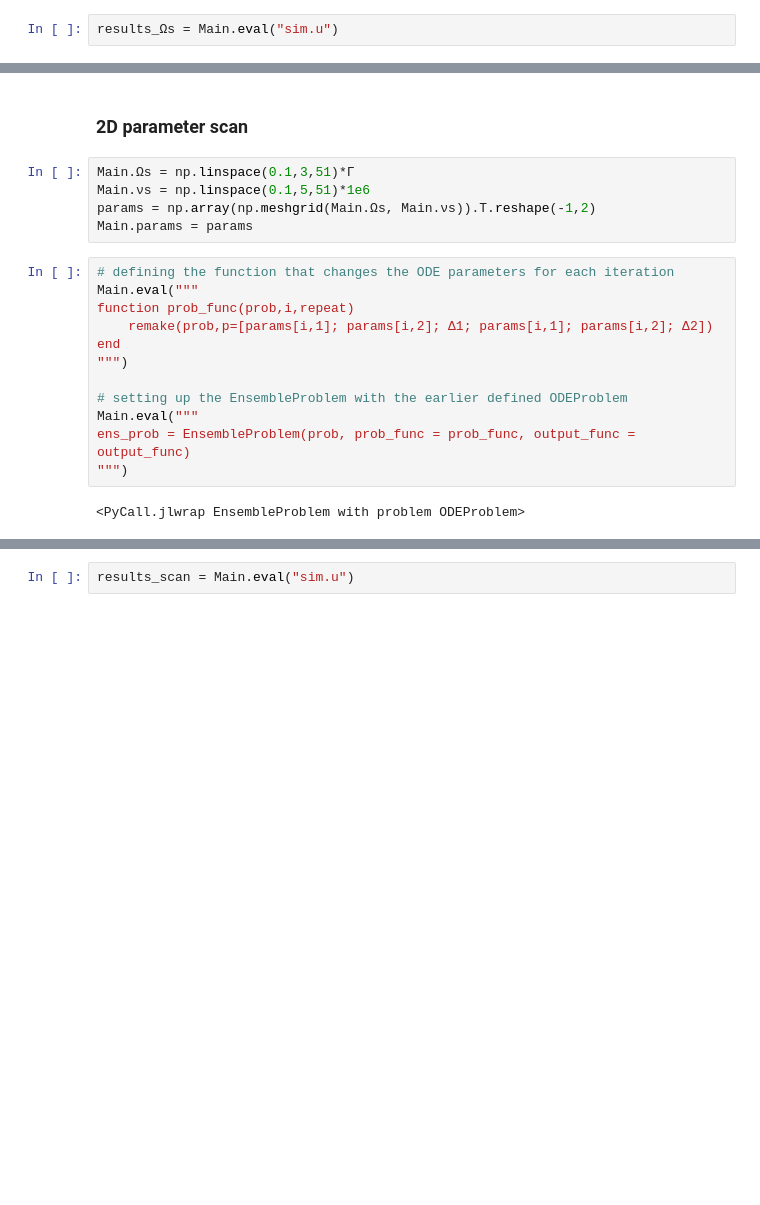
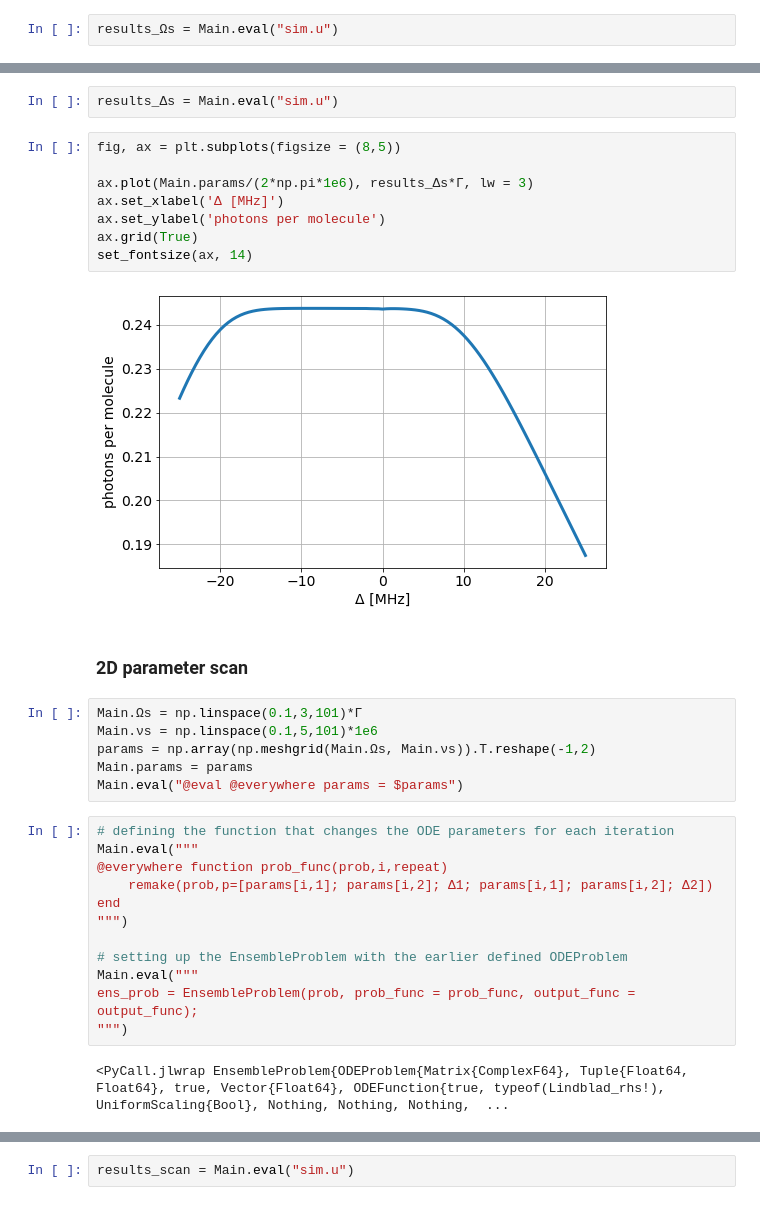
Before and after one commit to ograsdijk/optical-bloch, a Jupyter notebook: Amherst Cycling Transition.ipynb, the cells around one changed output, grey strips where cells are left out. Drawn from its saved outputs; the diff is of its cells as text; blank space fills up the shorter version.

```diff
--- a/Amherst Cycling Transition.ipynb
+++ b/Amherst Cycling Transition.ipynb
@@ -732,22 +794,35 @@ set_fontsize(ax, 14)
+# %%
+results_Δs = Main.eval("sim.u")
+# %%
+fig, ax = plt.subplots(figsize = (8,5))
+
+ax.plot(Main.params/(2*np.pi*1e6), results_Δs*Γ, lw = 3)
+ax.set_xlabel('Δ [MHz]')
+ax.set_ylabel('photons per molecule')
+ax.grid(True)
+set_fontsize(ax, 14)
+# %% [output]
+[figure, added]
 # %% [markdown]
 ### 2D parameter scan
 # %%
-Main.Ωs = np.linspace(0.1,3,51)*Γ
-Main.νs = np.linspace(0.1,5,51)*1e6
+Main.Ωs = np.linspace(0.1,3,101)*Γ
+Main.νs = np.linspace(0.1,5,101)*1e6
 params = np.array(np.meshgrid(Main.Ωs, Main.νs)).T.reshape(-1,2)
 Main.params = params
+Main.eval("@eval @everywhere params = $params")
 # %%
 # defining the function that changes the ODE parameters for each iteration
 Main.eval("""
-function prob_func(prob,i,repeat)
+@everywhere function prob_func(prob,i,repeat)
     remake(prob,p=[params[i,1]; params[i,2]; Δ1; params[i,1]; params[i,2]; Δ2])
 end
 """)
 
 # setting up the EnsembleProblem with the earlier defined ODEProblem
 Main.eval("""
-ens_prob = EnsembleProblem(prob, prob_func = prob_func, output_func = output_func)
+ens_prob = EnsembleProblem(prob, prob_func = prob_func, output_func = output_func);
 """)
 # %% [output]
-<PyCall.jlwrap EnsembleProblem with problem ODEProblem>
+<PyCall.jlwrap EnsembleProblem{ODEProblem{Matrix{ComplexF64}, Tuple{Float64, Float64}, true, Vector{Float64}, ODEFunction{true, typeof(Lindblad_rhs!), UniformScaling{Bool}, Nothing, Nothing, Nothing,  ...
 # %%
```
Also changed, not shown: parts of 65 cells of this notebook, 12 other files.
